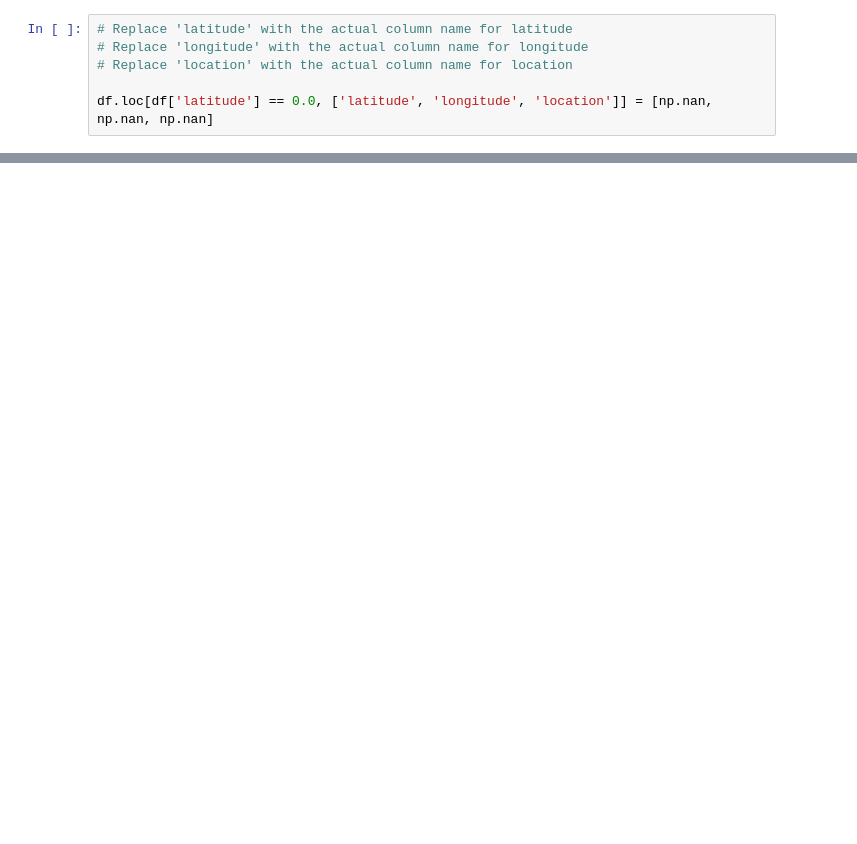
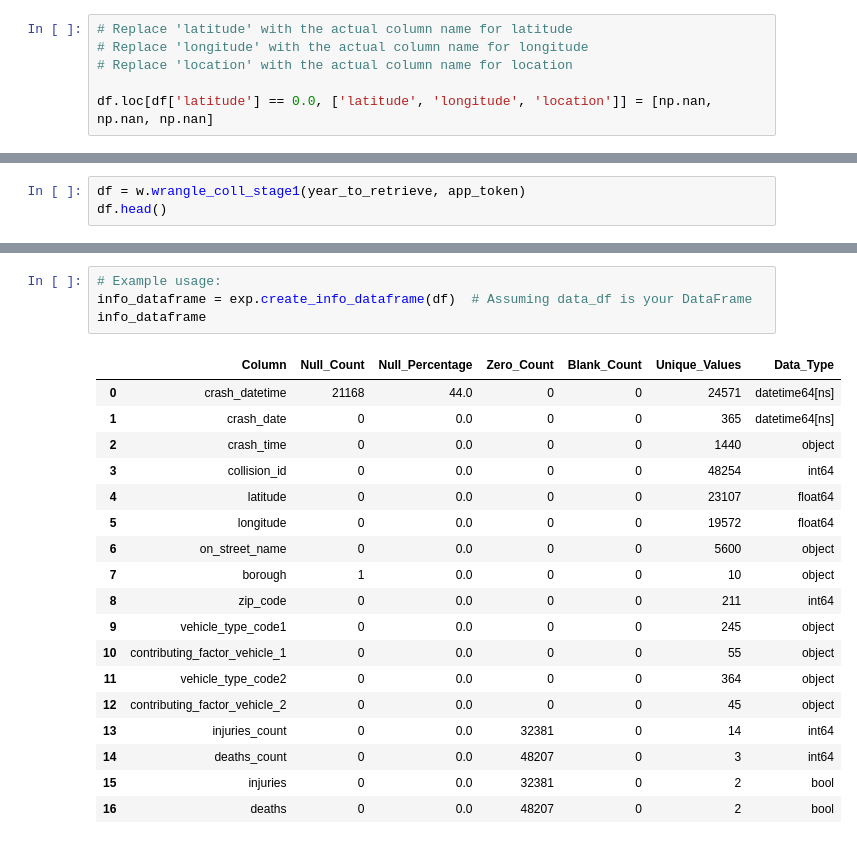
Before and after one commit to Jonathan-Garcia1/new-york-vehicle-collisions, a Jupyter notebook: acquire.ipynb, the cells around one changed output, grey strips where cells are left out. Cells and saved outputs as stored; diff of their text form; blank space fills up the shorter version.

```diff
--- a/acquire.ipynb
+++ b/acquire.ipynb
@@ -227,0 +211,3 @@ info_dataframe
+# %%
+df = w.wrangle_coll_stage1(year_to_retrieve, app_token)
+df.head()
@@ -227,0 +222,23 @@ info_dataframe
+# %%
+# Example usage:
+info_dataframe = exp.create_info_dataframe(df)  # Assuming data_df is your DataFrame
+info_dataframe
+# %% [output]
+|  | Column | Null_Count | Null_Percentage | Zero_Count | Blank_Count | Unique_Values | Data_Type |
+| 0 | crash_datetime | 21168 | 44.0 | 0 | 0 | 24571 | datetime64[ns] |
+| 1 | crash_date | 0 | 0.0 | 0 | 0 | 365 | datetime64[ns] |
+| 2 | crash_time | 0 | 0.0 | 0 | 0 | 1440 | object |
+| 3 | collision_id | 0 | 0.0 | 0 | 0 | 48254 | int64 |
+| 4 | latitude | 0 | 0.0 | 0 | 0 | 23107 | float64 |
+| 5 | longitude | 0 | 0.0 | 0 | 0 | 19572 | float64 |
+| 6 | on_street_name | 0 | 0.0 | 0 | 0 | 5600 | object |
+| 7 | borough | 1 | 0.0 | 0 | 0 | 10 | object |
+| 8 | zip_code | 0 | 0.0 | 0 | 0 | 211 | int64 |
+| 9 | vehicle_type_code1 | 0 | 0.0 | 0 | 0 | 245 | object |
+| 10 | contributing_factor_vehicle_1 | 0 | 0.0 | 0 | 0 | 55 | object |
+| 11 | vehicle_type_code2 | 0 | 0.0 | 0 | 0 | 364 | object |
+| 12 | contributing_factor_vehicle_2 | 0 | 0.0 | 0 | 0 | 45 | object |
+| 13 | injuries_count | 0 | 0.0 | 32381 | 0 | 14 | int64 |
+| 14 | deaths_count | 0 | 0.0 | 48207 | 0 | 3 | int64 |
+| 15 | injuries | 0 | 0.0 | 32381 | 0 | 2 | bool |
+| 16 | deaths | 0 | 0.0 | 48207 | 0 | 2 | bool |
```
Also changed, not shown: parts of 44 cells of this notebook, 30 other files.
